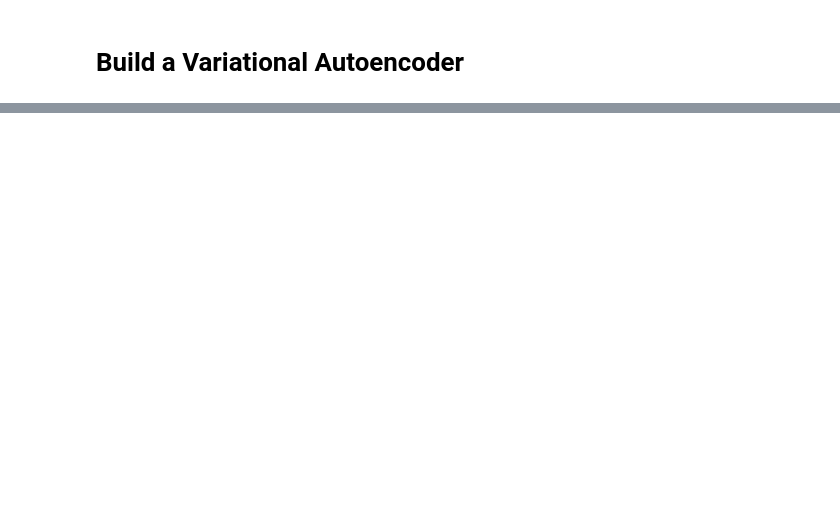
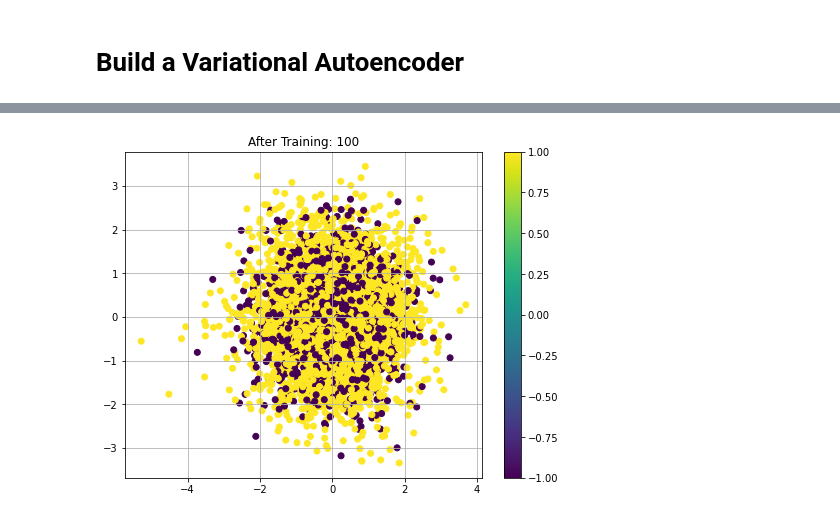
Before and after one commit to nahumsa/VAE-RBM-Pretraining, a Jupyter notebook: VAE Entanglement Witness.ipynb, the cells around one changed output, grey strips where cells are left out. Cells and saved outputs as stored; diff of their text form; code cells hidden in the pictures; blank space fills up the shorter version.

```diff
--- a/VAE Entanglement Witness.ipynb
+++ b/VAE Entanglement Witness.ipynb
@@ -87,0 +254,25 @@ print(labels)
+# %%
+#Compile Parameters (These parameters depend on a fine tuning)
+LEARNING_RATE = 0.0005
+R_LOSS_FACTOR = 5000
+BETA = 10
+bvae.compile(LEARNING_RATE, R_LOSS_FACTOR, BETA)
+# %%
+# Training Parameters
+
+BATCH_SIZE = 126
+
+EPOCHS = 100
+
+PRINT_EVERY_N_BATCHES = 100
+
+INITIAL_EPOCH = 0
+# %%
+bvae.train(
+    x_train = X_train
+    , batch_size = BATCH_SIZE
+    , epochs = EPOCHS
+    , run_folder = RUN_FOLDER
+    , print_every_n_batches = PRINT_EVERY_N_BATCHES
+    , initial_epoch = INITIAL_EPOCH
+          )
@@ -87,0 +297,9 @@ print(labels)
+# %%
+z_mu = bvae.encoder.predict(X_test)
+plt.figure(figsize=(8, 6))
+plt.scatter(z_mu[:, 0], z_mu[:, 1], c=Y_test)
+plt.colorbar()
+plt.title(f'After Training: {EPOCHS}')
+plt.grid()
+# %% [output]
+[figure, added]
```
Also changed, not shown: parts of 25 cells of this notebook.
